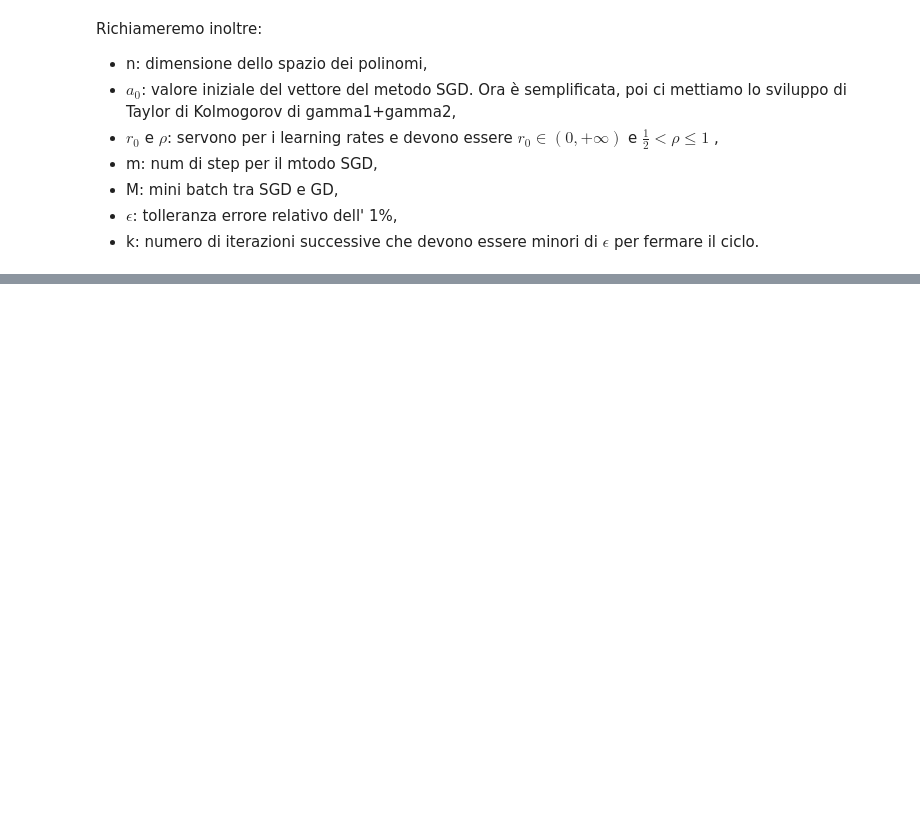
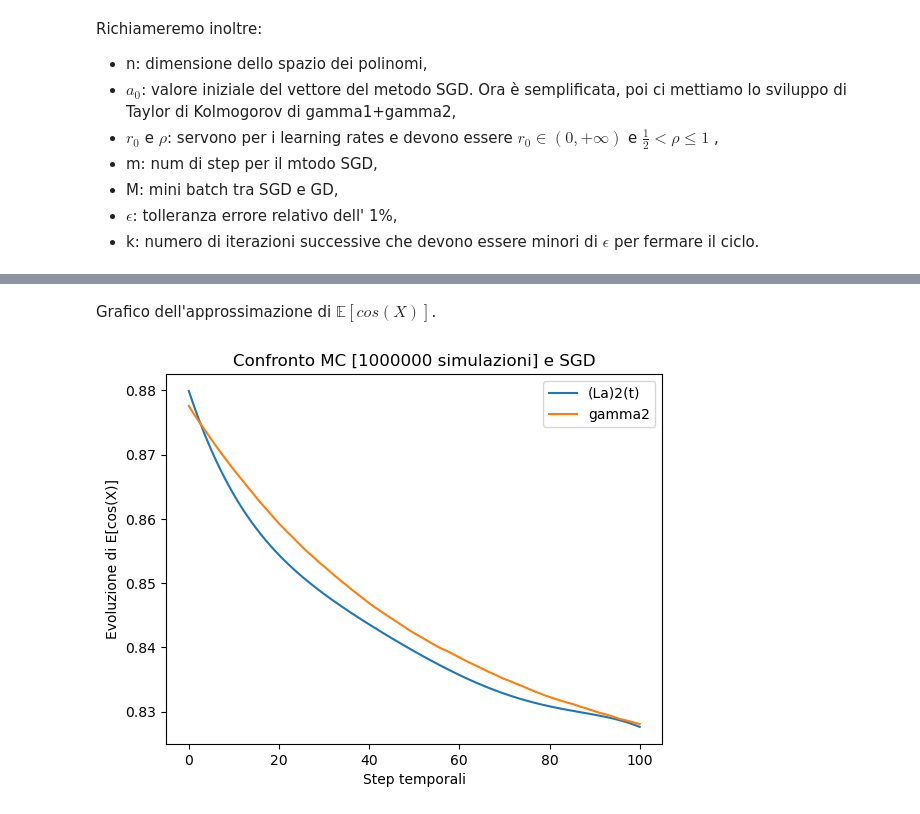
Before and after one commit to amatoandre/TESI, a Jupyter notebook: test_SGD.ipynb, the cells around one changed output, grey strips where cells are left out. Saved outputs shown, nothing was run; the diff lists cells and outputs as text; code cells hidden in the pictures; blank space fills up the shorter version.

```diff
--- a/test_SGD.ipynb
+++ b/test_SGD.ipynb
@@ -275,0 +312,14 @@ Tempo di esecuzione con r0=5 e rho=0.7:  44.84375
+# %% [markdown]
+Grafico dell'approssimazione di $\mathbb{E}[cos(X)]$.
+# %%
+fig = plt.figure()
+plt.title("Confronto MC [" + str(M1) + " simulazioni] e SGD")
+plt.xlabel("Step temporali")
+plt.ylabel("Evoluzione di E[cos(X)]")
+# plt.ylim(0.4, 0.9) # se non c'è il grafico è molto zoomato
+plt.plot(np.dot(a2, g), label='(La)2(t)')
+plt.plot(gamma2, label='gamma2')
+plt.legend()
+plt.show()
+# %% [output]
+[figure, added]
```
Also changed, not shown: parts of 21 cells of this notebook, 1 other file.
